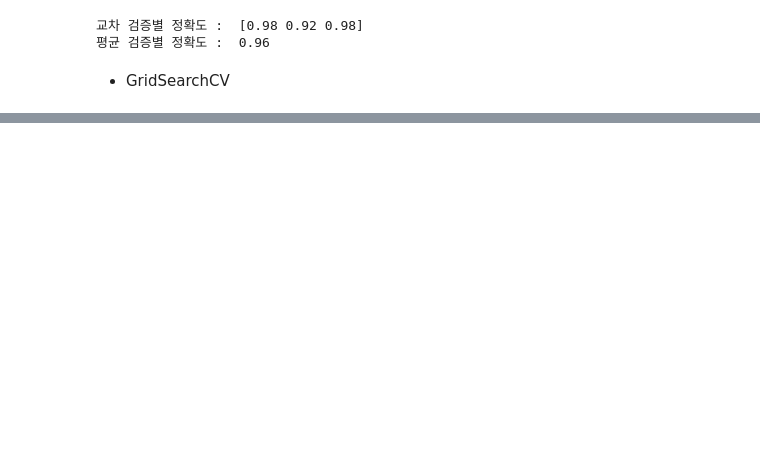
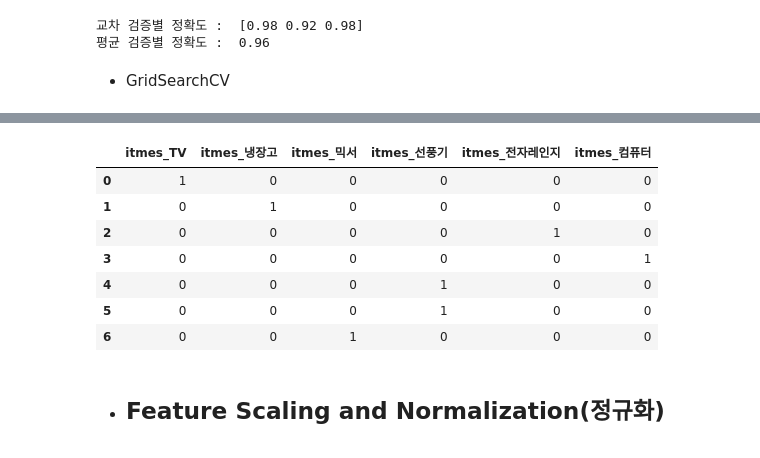
Before and after one commit to prlhspt/Machin_Learning, a Jupyter notebook: ch2_scikit_learn.ipynb, the cells around one changed output, grey strips where cells are left out. Cells and saved outputs as stored; diff of their text form; code cells hidden in the pictures; blank space fills up the shorter version.

```diff
--- a/ch2_scikit_learn.ipynb
+++ b/ch2_scikit_learn.ipynb
@@ -460,0 +620,15 @@ NameError: name 'grid_dtree' is not defined
+# %%
+import pandas as pd
+df = pd.DataFrame({'itmes' : ['TV', '냉장고', '전자레인지', '컴퓨터', '선풍기', '선풍기', '믹서']})
+pd.get_dummies(df)
+# %% [output]
+|  | itmes_TV | itmes_냉장고 | itmes_믹서 | itmes_선풍기 | itmes_전자레인지 | itmes_컴퓨터 |
+| 0 | 1 | 0 | 0 | 0 | 0 | 0 |
+| 1 | 0 | 1 | 0 | 0 | 0 | 0 |
+| 2 | 0 | 0 | 0 | 0 | 1 | 0 |
+| 3 | 0 | 0 | 0 | 0 | 0 | 1 |
+| 4 | 0 | 0 | 0 | 1 | 0 | 0 |
+| 5 | 0 | 0 | 0 | 1 | 0 | 0 |
+| 6 | 0 | 0 | 1 | 0 | 0 | 0 |
+# %% [markdown]
+- ## Feature Scaling and Normalization(정규화)
```
Also changed, not shown: parts of 35 cells of this notebook, 5 other files.
